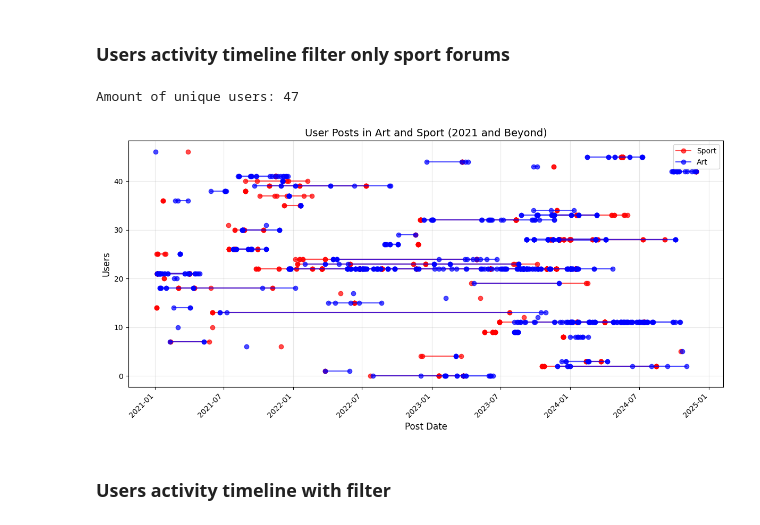
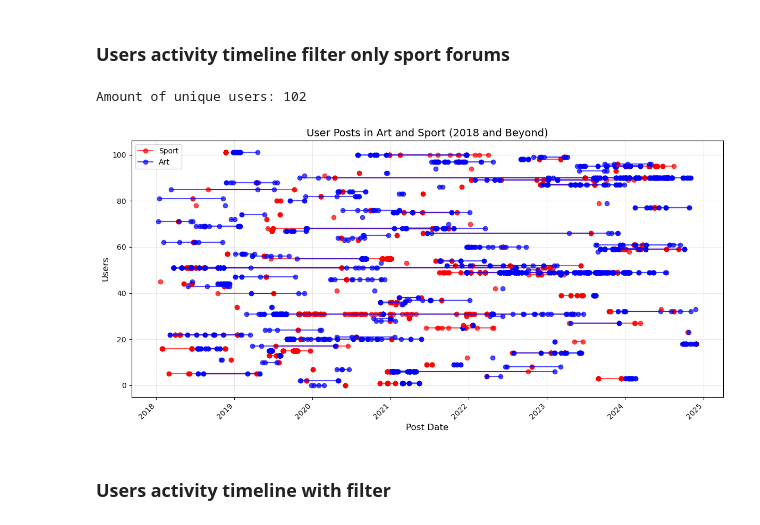
Before and after one commit to yuvalSaadati/Characterizing-human-behavior-using-internet-data, a Jupyter notebook: export_reddit art and sport.ipynb, the cells around one changed output. Drawn from its saved outputs; the diff is of its cells as text; code cells hidden in the pictures.

```diff
--- a/export_reddit art and sport.ipynb
+++ b/export_reddit art and sport.ipynb
@@ -391,31 +398,33 @@ Filtered user activity saved.
 import pandas as pd
 from datetime import datetime, timedelta
 
-filtered_art_posts_all = {}
+art_posts_all = defaultdict(list)
+
+for post in art_posts:
+    if post['author']:
+        art_posts_all[post['author']].append(post)
+
 sport_users = set(filtered_sport_posts.keys())
-art_users = set(art_posts_dic.keys())
-
 # Find users who are in both sport and art forums
-common_users = sport_users.intersection(art_users)
 only_art_users = set()
 excel_data = []
-for art_user in art_posts_dic.keys():
-    if art_user not in common_users:
+for art_user in art_posts_all.keys():
+    if art_user not in sport_users:
         only_art_users.add(art_user)
 
 for art_user in only_art_users:
-    if art_posts_dic[art_user]:
+    if art_posts_all[art_user]:
         excel_data.append({
             "User": art_user,
-            "Art Flair": art_posts_dic[art_user][0]['flair'],
-            "Art Subreddit": art_posts_dic[art_user][0]['subreddit'],
-            "Art Title": art_posts_dic[art_user][0]['title'],
-            "Art Description": art_posts_dic[art_user][0]['description'],
-            "Art Score": art_posts_dic[art_user][0]['score'],
-            "Art Created UTC": datetime.utcfromtimestamp(art_posts_dic[art_user][0]['created_utc']),
+            "Art Flair": art_posts_all[art_user][0]['flair'],
+            "Art Subreddit": art_posts_all[art_user][0]['subreddit'],
+            "Art Title": art_posts_all[art_user][0]['title'],
+            "Art Description": art_posts_all[art_user][0]['description'],
+            "Art Score": art_posts_all[art_user][0]['score'],
+            "Art Created UTC": datetime.utcfromtimestamp(art_posts_all[art_user][0]['created_utc']),
 
             })
-len(art_users)
+print(len(art_posts_all))
 # Convert the data to a DataFrame
 df = pd.DataFrame(excel_data)
 
@@ -584,7 +595,7 @@ def make_hashable(d):
         return d
 
 # Constants
-cutoff_date = datetime(2021, 1, 1)
+cutoff_date = datetime(2018, 1, 1)
 
 # Process and filter data for users with posts in both art and sport within 2 months
 user_timeline_data = {}
@@ -618,7 +629,7 @@ for user in common_users:
         post for post in art_posts_dic[user]
         if datetime.utcfromtimestamp(post['created_utc']) >= cutoff_date
     ]
-    MAX_TIME_DIFF = timedelta(days=100)
+    MAX_TIME_DIFF = timedelta(days=180)
 
     # Collect posts within 2 months difference
 # Collect posts within 2 months difference
@@ -688,36 +699,36 @@ print(f"Amount of unique users: {len(user_timeline_data)}")
 # Plot timeline
 plt.figure(figsize=(12, 6))
 for i, (user, data) in enumerate(user_timeline_data.items()):
     sport_times = [datetime.utcfromtimestamp(post[0]['created_utc']) for post in data['matched_posts']]
     art_times = [datetime.utcfromtimestamp(post[1]['created_utc']) for post in data['matched_posts']]
 
     # Plot sport posts
     plt.plot(
         sport_times, [i] * len(sport_times),
         color='red', alpha=0.7, linestyle='-', marker='o',
         label='Sport' if i == 0 else ""
     )
 
     # Plot art posts
     plt.plot(
         art_times, [i] * len(art_times),
         color='blue', alpha=0.7, linestyle='-', marker='o',
         label='Art' if i == 0 else ""
     )
 
 # Enhance the plot
-plt.title("User Posts in Art and Sport (2021 and Beyond)", fontsize=14)
+plt.title("User Posts in Art and Sport (2018 and Beyond)", fontsize=14)
 plt.xlabel("Post Date", fontsize=12)
 plt.ylabel("Users", fontsize=12)
 plt.gcf().autofmt_xdate()  # Automatically format date labels
 plt.xticks(fontsize=10, rotation=45)
 plt.legend()
 plt.grid(True, alpha=0.3)
 plt.tight_layout()
 plt.show()
 # %% [output]
-Amount of unique users: 47
+Amount of unique users: 102
-[figure, old version]
+[figure, new version]
 # %% [markdown]
 ### Users activity timeline with filter
 # %%
```
Also changed, not shown: parts of 12 cells of this notebook, 2 other files.
